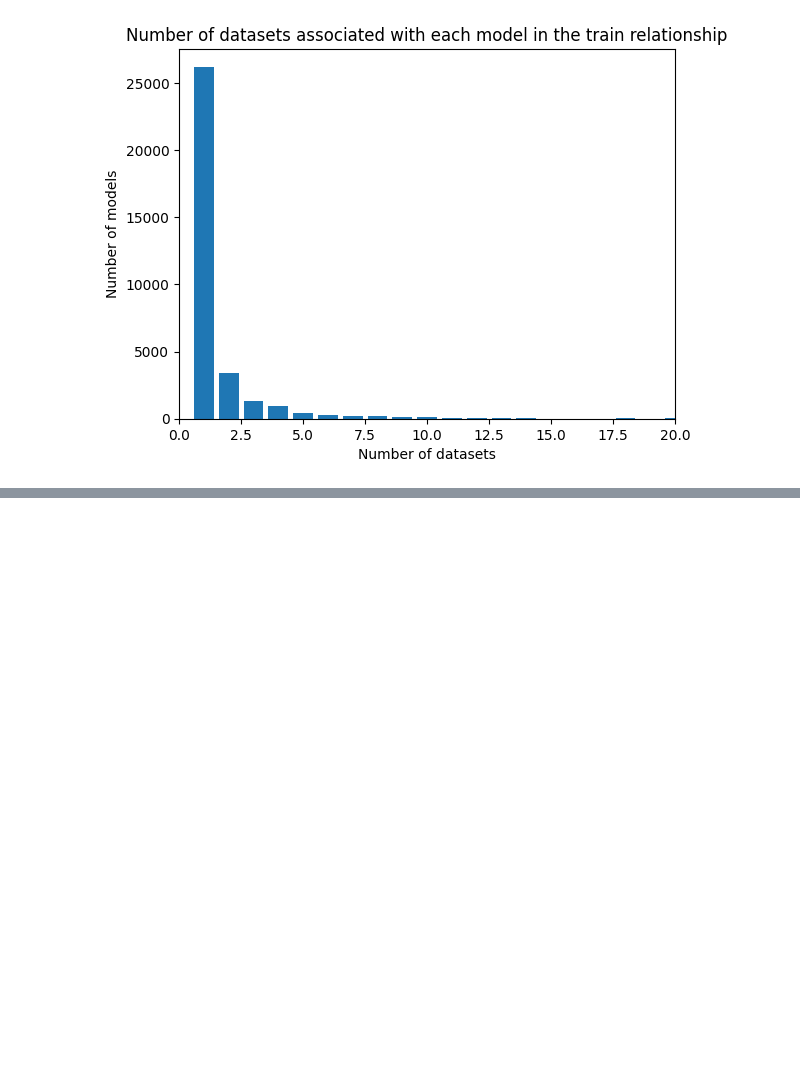
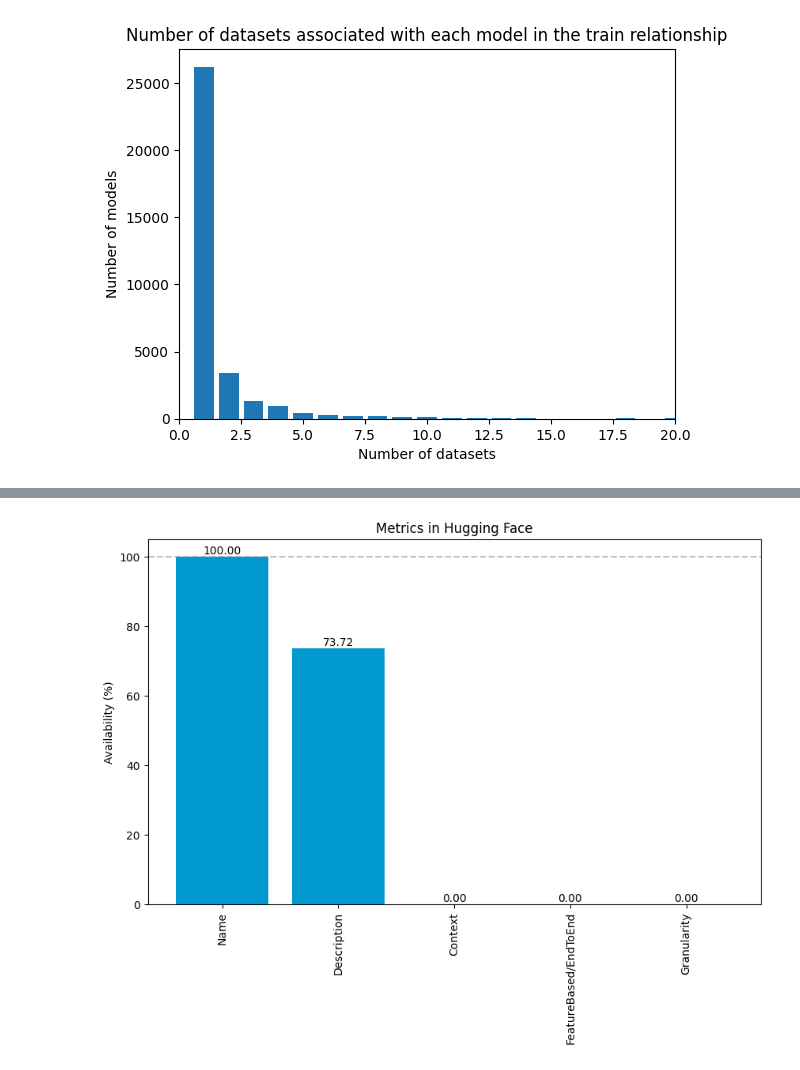
Before and after one commit to lorber13/chatIMPACT, a Jupyter notebook: data_analysis/data_availability.ipynb, the cells around one changed output, grey strips where cells are left out. Cells and saved outputs as stored; diff of their text form; code cells hidden in the pictures; blank space fills up the shorter version.

```diff
--- a/data_analysis/data_availability.ipynb
+++ b/data_analysis/data_availability.ipynb
@@ -322,0 +390,30 @@ plt.show()
+# %%
+# Sample data
+categories = ['Name','Description','Context','FeatureBased/EndToEnd','Granularity']
+percentages = [100.00,73.72,0.0,0.0,0.0]
+
+# Create the bar plot
+fig, ax = plt.subplots(figsize=(10, 6))
+
+# Add a horizontal dashed line at y = 100
+ax.axhline(y=100, color='gray', linestyle='--', alpha=0.5)
+
+# Plot bars
+bars = ax.bar(categories, percentages, color='#0099cf')
+
+# Add labels on top of each bar
+for bar in bars:
+    yval = bar.get_height()
+    ax.text(bar.get_x() + bar.get_width()/2, yval, f'{yval:.2f}', va='bottom', ha='center')
+
+# Rotate x-axis labels to vertical
+plt.xticks(rotation=90)
+
+# Set title and labels
+ax.set_title('Metrics in Hugging Face')
+ax.set_ylabel('Availability (%)')
+
+# Show plot
+plt.show()
+# %% [output]
+[figure, added]
```
Also changed, not shown: parts of 2 cells of this notebook.
